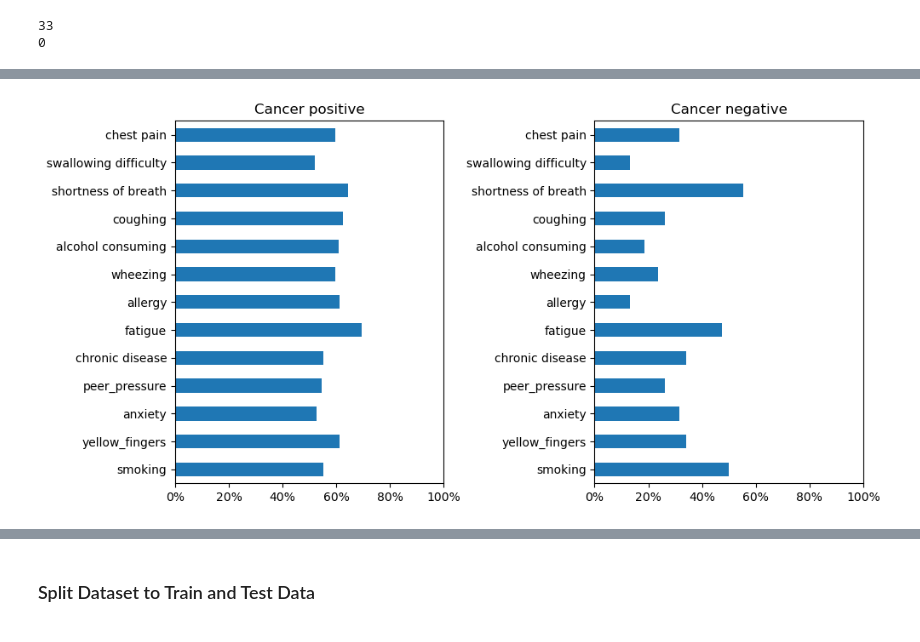
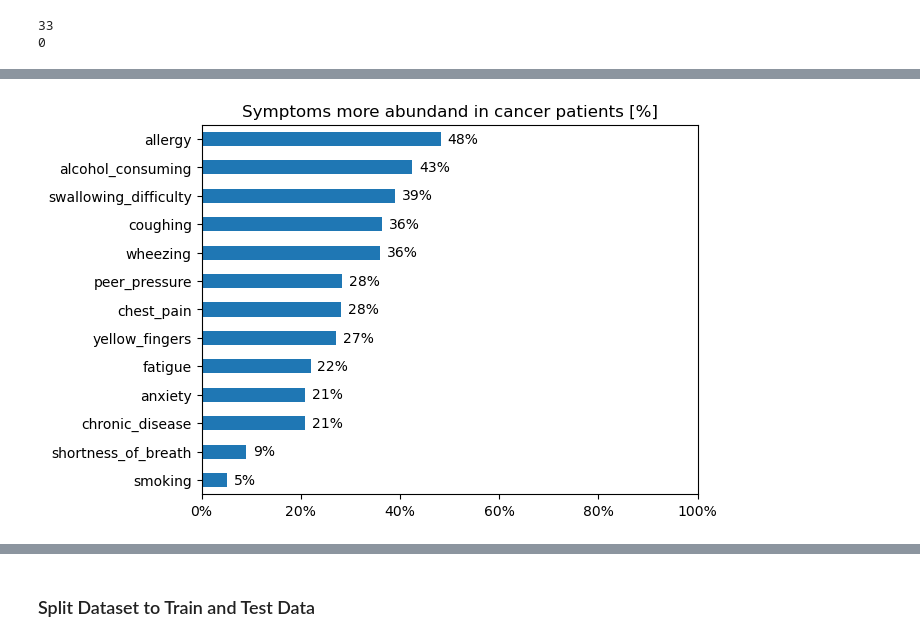
Before and after one commit to Antje1403/Data-Science-Lung-Cancer, a Jupyter notebook: Lung_cancer_Kaggle.ipynb, the cells around one changed output, grey strips where cells are left out. Cells and saved outputs as stored; diff of their text form; code cells hidden in the pictures.

```diff
--- a/Lung_cancer_Kaggle.ipynb
+++ b/Lung_cancer_Kaggle.ipynb
@@ -80,16 +77,11 @@ with zipfile.ZipFile(zip_file_path, 'r') as zip_ref:
 # Load the data from the extracted files using pandas
 data = pd.read_csv('data_lung_cancer/survey lung cancer.csv')  # Replace 'your_data_file.csv' with the actual file name
 #rename columns to lower case
-new_cols = []
-for col in list(data.columns):
-    new_cols.append(col.lower())
+
+new_cols = ['gender', 'age', 'smoking', 'yellow_fingers', 'anxiety',
+       'peer_pressure', 'chronic_disease', 'fatigue', 'allergy', 'wheezing',
+       'alcohol_consuming', 'coughing', 'shortness_of_breath',
+       'swallowing_difficulty', 'chest_pain', 'lung_cancer']
 data.columns = new_cols
-#show dataframe, Dictionary: 1 = NO, 2 = YES
 display(data.head())
-data.columns #Space at the end of allergy and fatigue
-new_cols = ['gender', 'age', 'smoking', 'yellow_fingers', 'anxiety',
-       'peer_pressure', 'chronic disease', 'fatigue', 'allergy', 'wheezing',
-       'alcohol consuming', 'coughing', 'shortness of breath',
-       'swallowing difficulty', 'chest pain', 'lung_cancer']
-data.columns = new_cols
 # %% [output]
@@ -332,25 +328,23 @@ plt.show()
 # %%
-#How many people (in percent) who have lung cancer have/are also ...
+#devide data set in cancer and cancer free datapoints
 data_lung_cancer_positive = data[data["lung_cancer"] ==1]
 data_lung_cancer_negative = data[data["lung_cancer"] ==0]
 
-fig, ax = plt.subplots(figsize=(10,5), ncols=2)
-data_lung_cancer_positive.describe().T.drop(["age", "gender", "lung_cancer"]).loc[:,"mean"].plot(kind="barh", ax=ax[0])
-data_lung_cancer_negative.describe().T.drop(["age", "gender", "lung_cancer"]).loc[:,"mean"].plot(kind="barh", ax=ax[1])
+#compute mean differences
+cancer_to_no_cancer = data_lung_cancer_positive.describe().T.drop(["age", "gender", "lung_cancer"]).loc[:,"mean"] - data_lung_cancer_negative.describe().T.drop(["age", "gender", "lung_cancer"]).loc[:,"mean"]
+cancer_to_no_cancer = cancer_to_no_cancer.sort_values(ascending=True)
 
-#How much more people suffer from symptoms in the cancer group
-cancer_to_no_cancer = data_lung_cancer_positive.describe().T.drop(["age", "gender", "lung_cancer"]).loc[:,"mean"] - data_lung_cancer_negative.describe().T.drop(["age", "gender", "lung_cancer"]).loc[:,"mean"]
+bars = cancer_to_no_cancer.plot(kind="barh", xlim=(0,1))
+plt.title("Symptoms more abundand in cancer patients [%]")
 
+for bar in bars.patches:
+    plt.annotate(f'{bar.get_width():.0%}',
+                 xy=(bar.get_width(), bar.get_y() + bar.get_height() / 2),
+                 xytext=(5, 0),
+                 textcoords='offset points',
+                 ha='left', va='center',
+                 fontsize=10, color='black')
 
-ax[0].set_xlim(0,1)
-ax[1].set_xlim(0,1)
-
-ax[0].set_title("Cancer positive")
-ax[1].set_title("Cancer negative")
-
-plt.tight_layout()
-
-for axis in ax:
-    axis.xaxis.set_major_formatter(mtick.PercentFormatter(1))
+plt.gca().xaxis.set_major_formatter(mtick.PercentFormatter(1))
 # %% [output]
-[figure, old version]
+[figure, new version]
```
Also changed, not shown: parts of 47 cells of this notebook, 4 other files.
